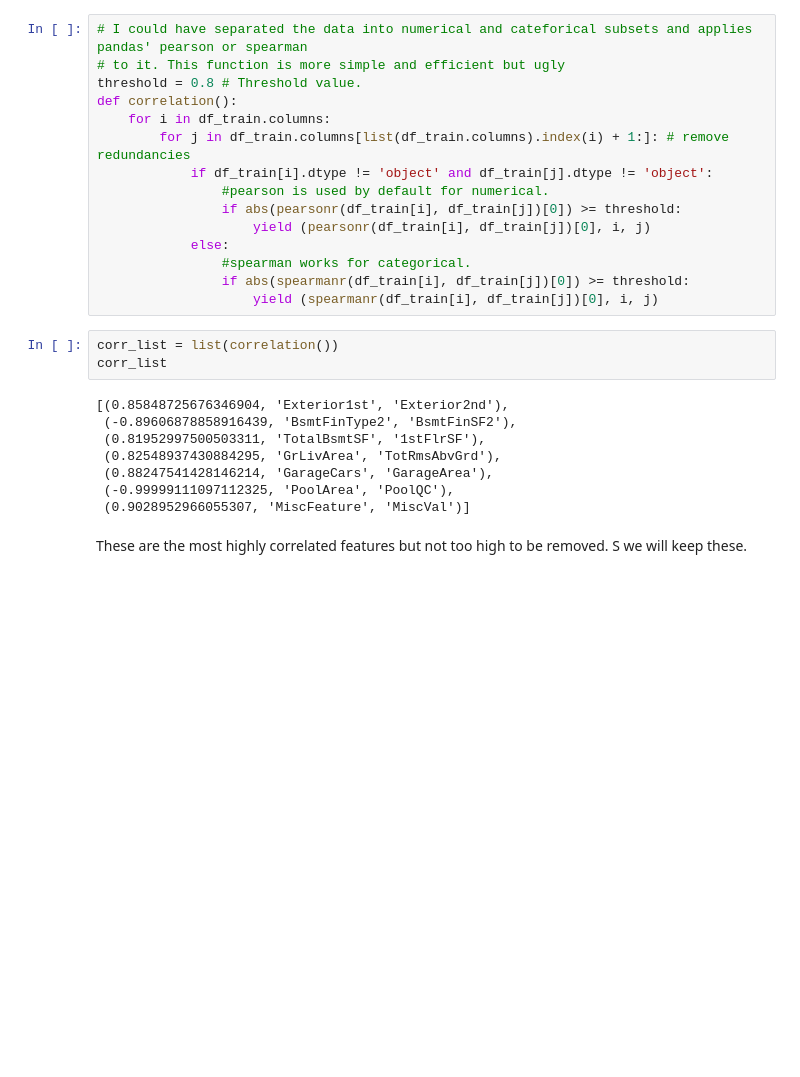
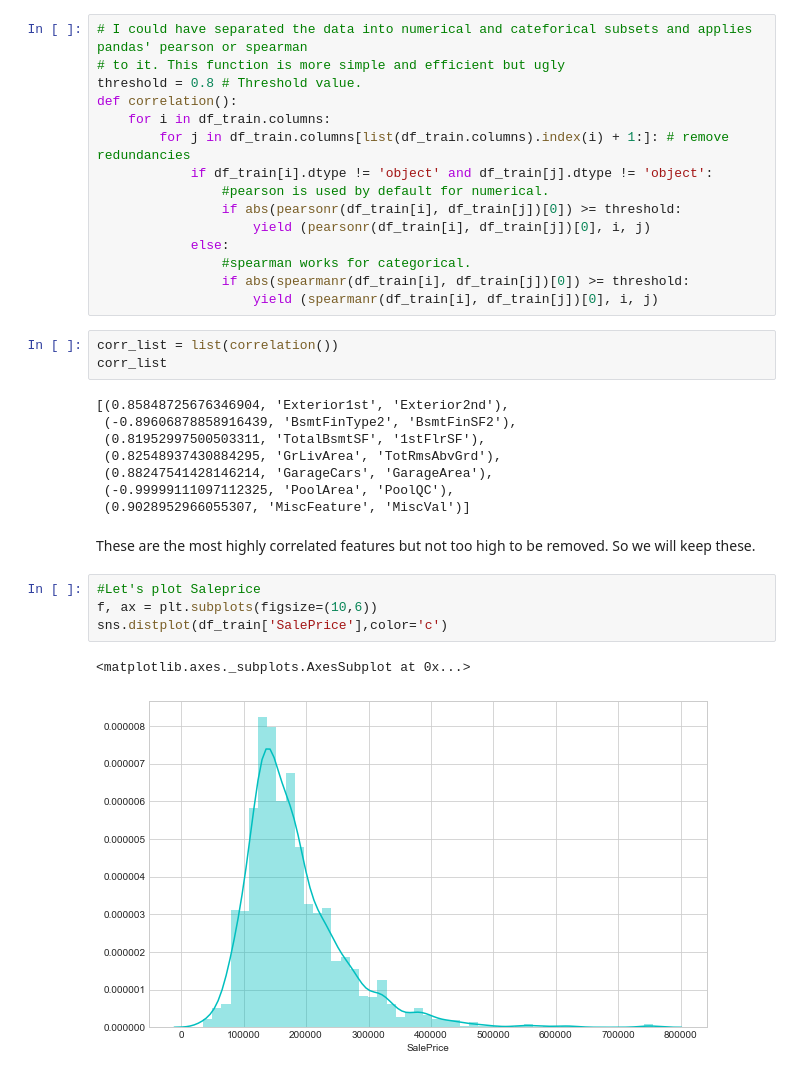
Before and after one commit to Tan-Moy/ml_projects, a Jupyter notebook: housing/housing.ipynb, the cells around one changed output. Saved outputs shown, nothing was run; the diff lists cells and outputs as text; blank space fills up the shorter version.

```diff
--- a/housing/housing.ipynb
+++ b/housing/housing.ipynb
@@ -244,4 +247,11 @@ corr_list
  (-0.99999111097112325, 'PoolArea', 'PoolQC'),
  (0.9028952966055307, 'MiscFeature', 'MiscVal')]
 # %% [markdown]
-These are the most highly correlated features but not too high to be removed. S we will keep these.
+These are the most highly correlated features but not too high to be removed. So we will keep these.
+# %%
+#Let's plot Saleprice
+f, ax = plt.subplots(figsize=(10,6))
+sns.distplot(df_train['SalePrice'],color='c')
+# %% [output]
+<matplotlib.axes._subplots.AxesSubplot at 0x...>
+[figure, added]
```
Also changed, not shown: parts of 49 cells of this notebook, 4 other files.
